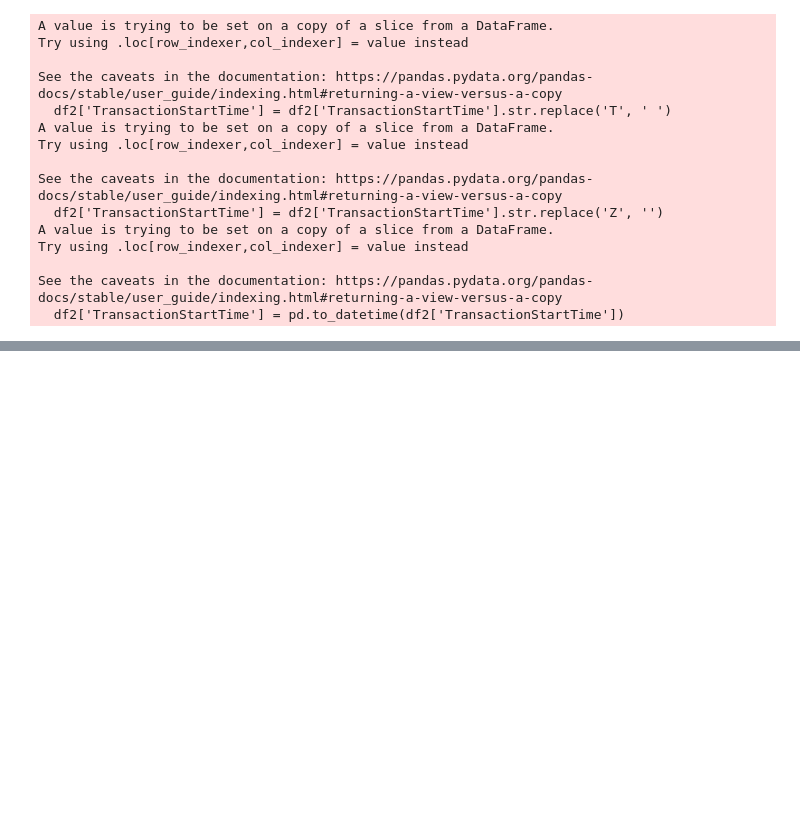
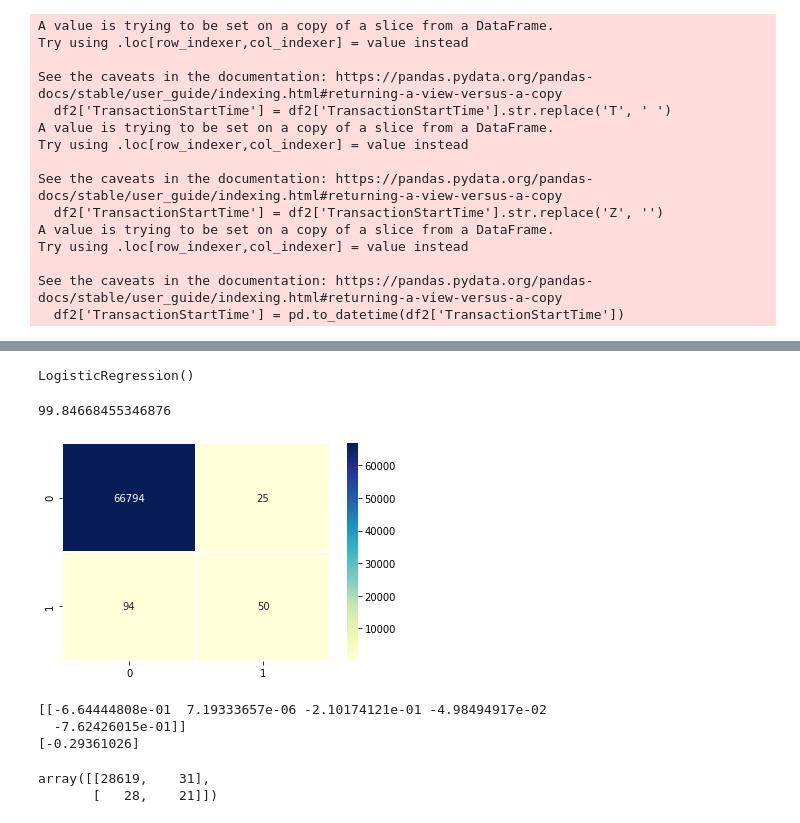
Before and after one commit to Paulvinc/Xente-Fraud-Detection, a Jupyter notebook: ELDIN.ipynb, the cells around one changed output, grey strips where cells are left out. Cells and saved outputs as stored; diff of their text form; code cells hidden in the pictures; blank space fills up the shorter version.

```diff
--- a/ELDIN.ipynb
+++ b/ELDIN.ipynb
@@ -390,0 +433,9 @@ array([3, 4, 5, 6, 0, 1, 2])
+# %%
+df3=df2[['PricingStrategy', 'Amount', 'Hour', 'Seconds', 'Weekday', 'FraudResult']]
+# %%
+X_train,X_test,y_train,y_test=train_test_split(df3.drop('FraudResult',axis=1),df3['FraudResult'],test_size=0.30,random_state=101)
+# %%
+logmodel=LogisticRegression()
+logmodel.fit(X_train,y_train)
+# %% [output]
+LogisticRegression()
@@ -390,0 +444,35 @@ array([3, 4, 5, 6, 0, 1, 2])
+# %%
+accuracy=accuracy_score(y_test,predictions)
+accuracy*100
+# %% [output]
+99.84668455346876
+# %%
+from sklearn.model_selection import cross_val_predict, cross_val_score, cross_validate
+
+y_train_predicted = cross_val_predict(logmodel, X_train, y_train, cv=5)
+
+actual =    y_train
+predicted = y_train_predicted
+
+results = confusion_matrix(actual, predicted)
+# %%
+cm = confusion_matrix(actual, predicted)
+sns.heatmap(cm, cmap='YlGnBu', annot=True, fmt='d', linewidths=.5);
+# %% [output]
+[figure, added]
+# %%
+lr = LogisticRegression()
+lr.fit(X_train, y_train)
+print(lr.coef_)
+print(lr.intercept_)
+# %% [output]
+[[-6.64444808e-01  7.19333657e-06 -2.10174121e-01 -4.98494917e-02
+  -7.62426015e-01]]
+[-0.29361026]
+# %%
+mythreshold = 0.07
+decisions = (lr.predict_proba(X_test)[:,1] >= mythreshold).astype(int)
+confusion_matrix(y_test, decisions)
+# %% [output]
+array([[28619,    31],
+       [   28,    21]])
```
Also changed, not shown: parts of 12 cells of this notebook, 1 other file.
